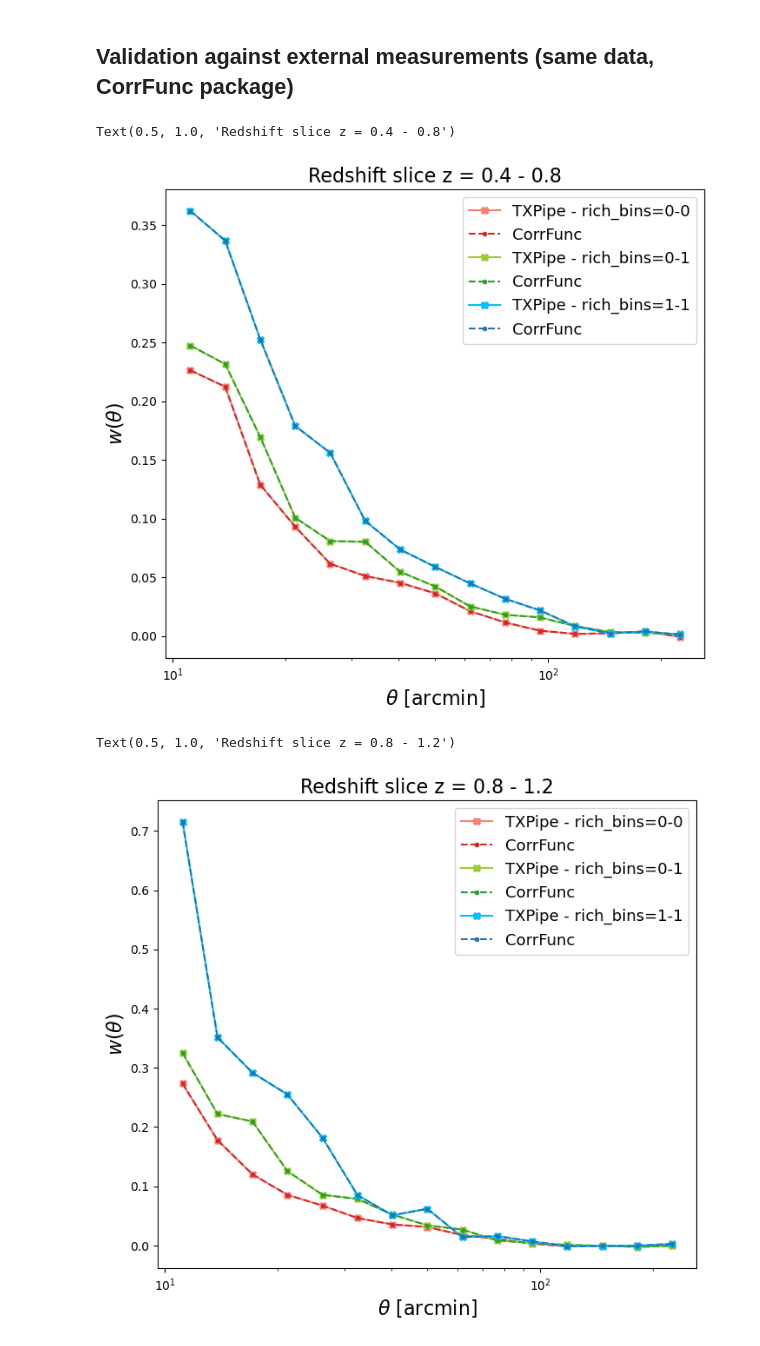
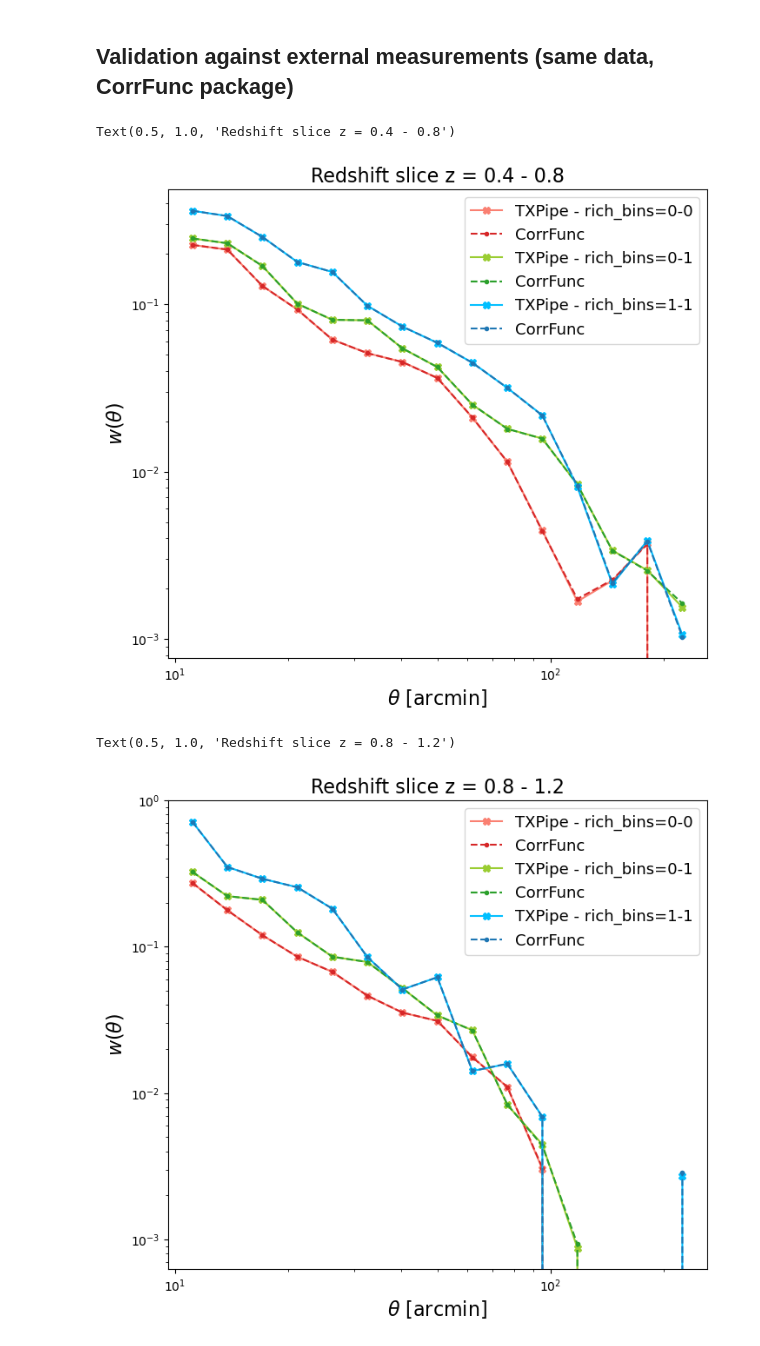
Before and after one commit to LSSTDESC/TXPipe, a Jupyter notebook: notebooks/Cluster_twopoint_test.ipynb, the cells around one changed output. Cells and saved outputs as stored; diff of their text form; code cells hidden in the pictures.

```diff
--- a/notebooks/Cluster_twopoint_test.ipynb
+++ b/notebooks/Cluster_twopoint_test.ipynb
@@ -244,40 +244,40 @@ for il in range(nbins_l):
         plt.plot(theta_m, w_corrfunc['zbin_%s_rich_bin_%s - rich_bin_%s' %(iz,il,jl)],  '.--', c=cvec1[il+jl],  label='CorrFunc')
 
 plt.xscale('log')
-# plt.yscale('log')
+plt.yscale('log')
 plt.legend(fontsize=13,loc=0)
 plt.xlabel(r'$\theta$ [arcmin]', fontsize=16)
 plt.ylabel(r'$w(\theta)$', fontsize=16)
 plt.title(r'Redshift slice z = %1.1f - %1.1f' %(zbins[iz],zbins[iz+1]), fontsize=16)
 # %% [output]
 Text(0.5, 1.0, 'Redshift slice z = 0.4 - 0.8')
-[figure, old version]
+[figure, new version]
 # %%
 iz  = 1
 
 cvec0 = ['salmon','yellowgreen','deepskyblue']
 cvec1 = ['C3','C2','C0']
 
 # read w(theta) from sacc file (saved before)
 s  = sacc.Sacc.load_fits("examples/twopoint_cluster/outputs/test/cluster_twopoint_real.sacc")
 
 # mean separation bins
 theta_m   = 10**(np.log10(theta[1:]*theta[:-1])/2)
 
 plt.figure(figsize=(8,7))
 for il in range(nbins_l):
     for jl in range(il,nbins_l):
         w_txpipe = s.get_mean('cluster_density_xi', ('zbin_%s_richbin_%s' %(iz,il), 'zbin_%s_richbin_%s' %(iz,jl)))
 
         plt.plot(theta_m, w_txpipe,  'X-', c=cvec0[il+jl], label='TXPipe - rich_bins=%s-%s' %(il,jl))
         plt.plot(theta_m, w_corrfunc['zbin_%s_rich_bin_%s - rich_bin_%s' %(iz,il,jl)],  '.--', c=cvec1[il+jl],  label='CorrFunc')
 
 plt.xscale('log')
-# plt.yscale('log')
+plt.yscale('log')
 plt.legend(fontsize=13,loc=0)
 plt.xlabel(r'$\theta$ [arcmin]', fontsize=16)
 plt.ylabel(r'$w(\theta)$', fontsize=16)
 plt.title(r'Redshift slice z = %1.1f - %1.1f' %(zbins[iz],zbins[iz+1]), fontsize=16)
 # %% [output]
 Text(0.5, 1.0, 'Redshift slice z = 0.8 - 1.2')
-[figure, old version]
+[figure, new version]
```
Also changed, not shown: parts of 3 cells of this notebook, 3 other files.
